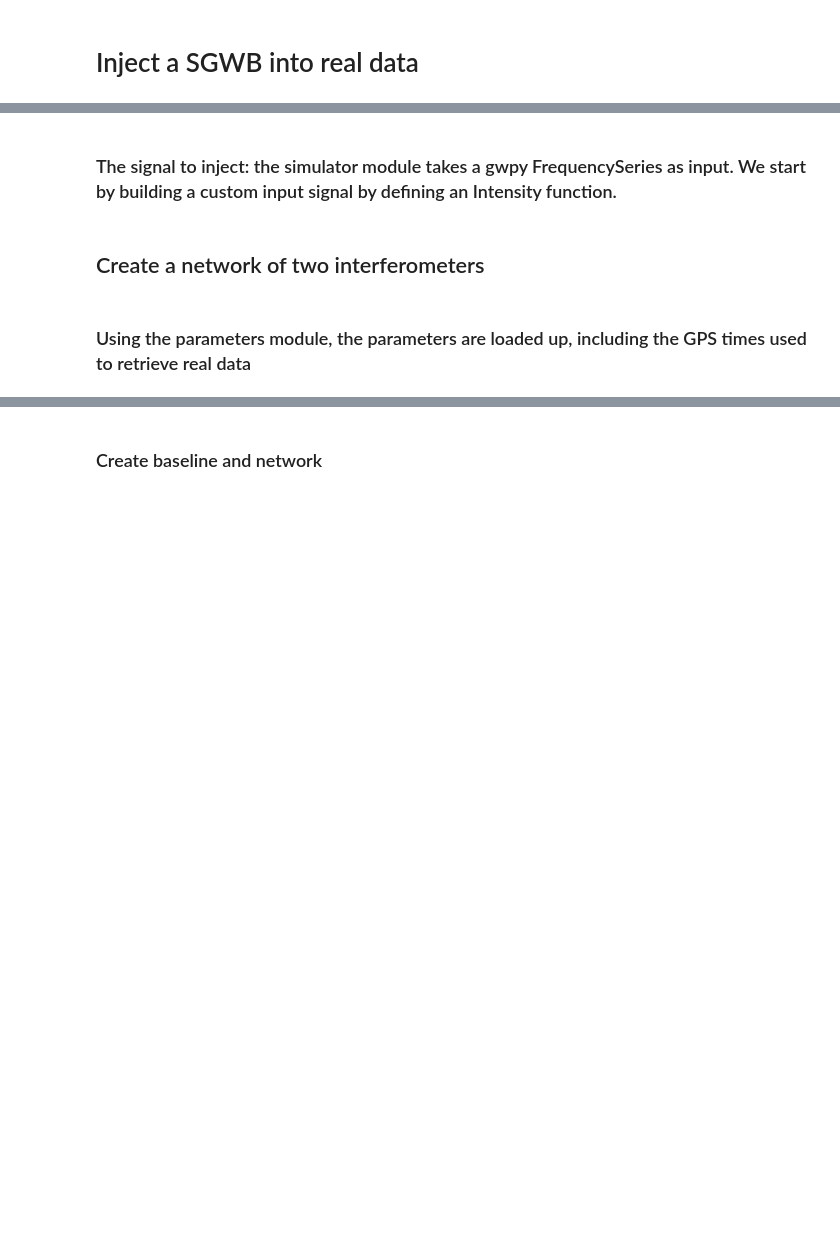
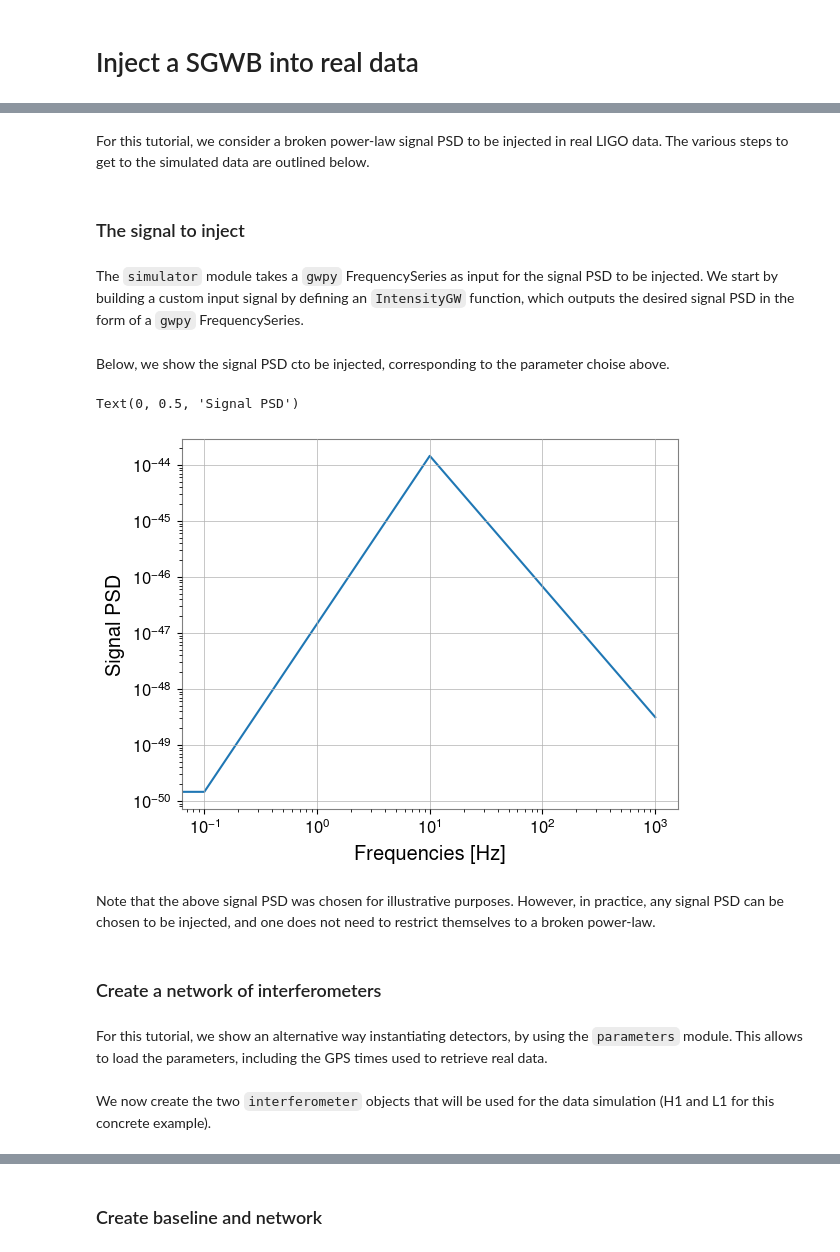
Before and after one commit to a-renzini/pygwb, a Jupyter notebook: tutorials/inject_simulated_data_in_network.ipynb, the cells around one changed output, grey strips where cells are left out. Saved outputs shown, nothing was run; the diff lists cells and outputs as text; code cells hidden in the pictures; blank space fills up the shorter version.

Commit message:
Adding text and fixing typo simulator tutorials

```diff
--- a/tutorials/inject_simulated_data_in_network.ipynb
+++ b/tutorials/inject_simulated_data_in_network.ipynb
@@ -14,12 +20,16 @@ import gwpy.timeseries
+# %% [markdown]
+For this tutorial, we consider a broken power-law signal PSD to be injected in real LIGO data. The various steps to get to the simulated data are outlined below.
 # %% [markdown]
-### The signal to inject: the simulator module takes a gwpy FrequencySeries as input. We start by building a custom input signal by defining an Intensity function.
+### The signal to inject
+# %% [markdown]
+The `simulator` module takes a `gwpy` FrequencySeries as input for the signal PSD to be injected. We start by building a custom input signal by defining an `IntensityGW` function, which outputs the desired signal PSD in the form of a `gwpy` FrequencySeries.
 # %%
 frequencies_x = np.linspace(0, 1000, 10000)
 
 alpha1 = 6
-alpha2 = 2/3
-fref = 20
-omegaRef = 1.e-3
+alpha2 = 0
+fref = 10
+omegaRef = 1.e-4
 
 def IntensityGW(freqs, omegaRef, alpha1, fref, alpha2 = 2/3):
     ''' GW Intensity function from broken power law in OmegaGW '''
@@ -42,7 +52,7 @@ def IntensityGW(freqs, omegaRef, alpha1, fref, alpha2 = 2/3):
 
     '''
     from pygwb.constants import H0
-    H_theor = (3 * H0 ** 2) / (10 * np.pi ** 2)
+    H_theor = (3 * H0.si.value ** 2) / (10 * np.pi ** 2)
 
     fknee = fref
 
@@ -52,22 +62,34 @@ def IntensityGW(freqs, omegaRef, alpha1, fref, alpha2 = 2/3):
     power[freqs>fknee] = H_theor * omegaRef * (freqs[freqs>fknee]) ** (alpha2 - 3) * fref**(-alpha2)
     power[freqs==fknee] = H_theor * omegaRef * (fknee) ** (alpha2 -3) * fref**(-alpha2)
 
-    #power[freqs<10.]= omegaRef * (10. / fref) ** alpha1
     power[0] = power[1]
 
     return gwpy.frequencyseries.FrequencySeries(power, frequencies=freqs)
 
 Intensity_GW_inject = IntensityGW(frequencies_x, omegaRef = omegaRef, alpha1 = alpha1, fref = fref)
+# %% [markdown]
+Below, we show the signal PSD cto be injected, corresponding to the parameter choise above.
+# %%
+plt.loglog(Intensity_GW_inject.frequencies,Intensity_GW_inject.value)
+plt.xlabel('Frequencies [Hz]')
+plt.ylabel('Signal PSD')
+# %% [output]
+Text(0, 0.5, 'Signal PSD')
+[figure, added]
+# %% [markdown]
+Note that the above signal PSD was chosen for illustrative purposes. However, in practice, any signal PSD can be chosen to be injected, and one does not need to restrict themselves to a broken power-law.
 # %% [markdown]
-## Create a network of two interferometers
+### Create a network of interferometers
 # %% [markdown]
-### Using the parameters module, the parameters are loaded up, including the GPS times used to retrieve real data
+For this tutorial, we show an alternative way instantiating detectors, by using the `parameters` module. This allows to load the parameters, including the GPS times used to retrieve real data.
 # %%
 params = Parameters()
 params.update_from_file(path="../test/test_data/parameters_baseline_test.ini")
 params.t0=1247644204
 params.tf=1247645100
 params.segment_duration=128
+# %% [markdown]
+We now create the two `interferometer` objects that will be used for the data simulation (H1 and L1 for this concrete example).
 # %%
 H1 = Interferometer.from_parameters(params.interferometer_list[0], params)
 L1 = Interferometer.from_parameters(params.interferometer_list[1], params)
```
Also changed, not shown: parts of 26 cells of this notebook, 1 other file.
